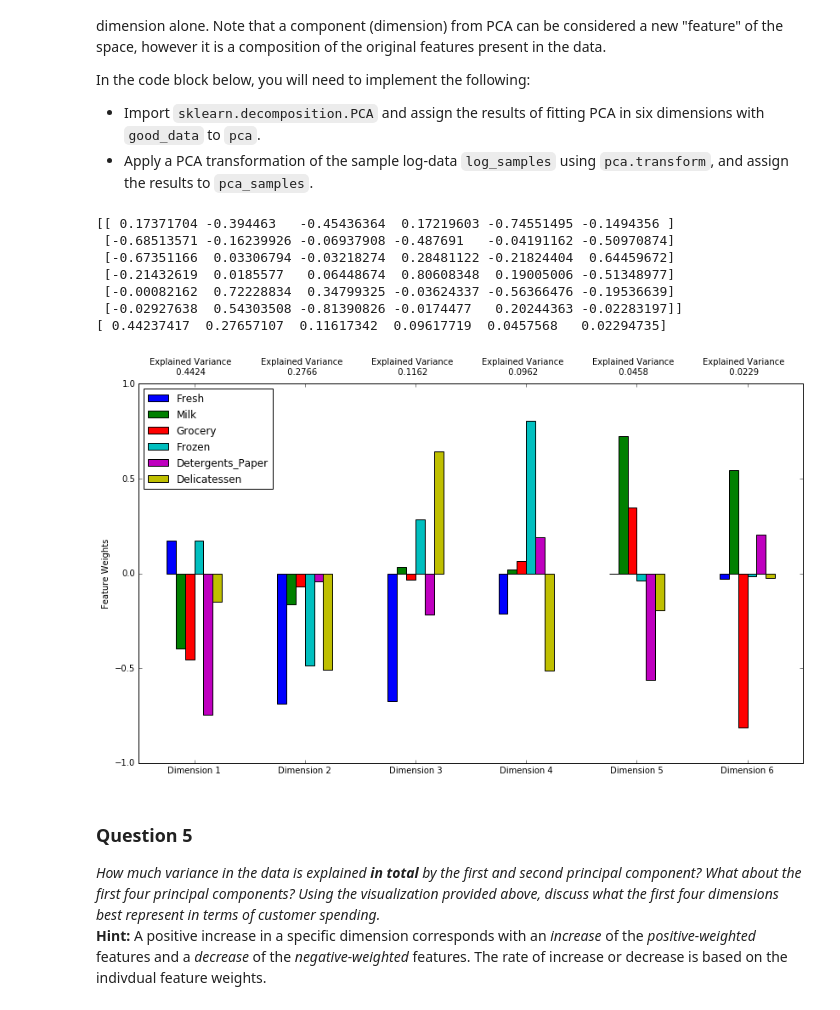
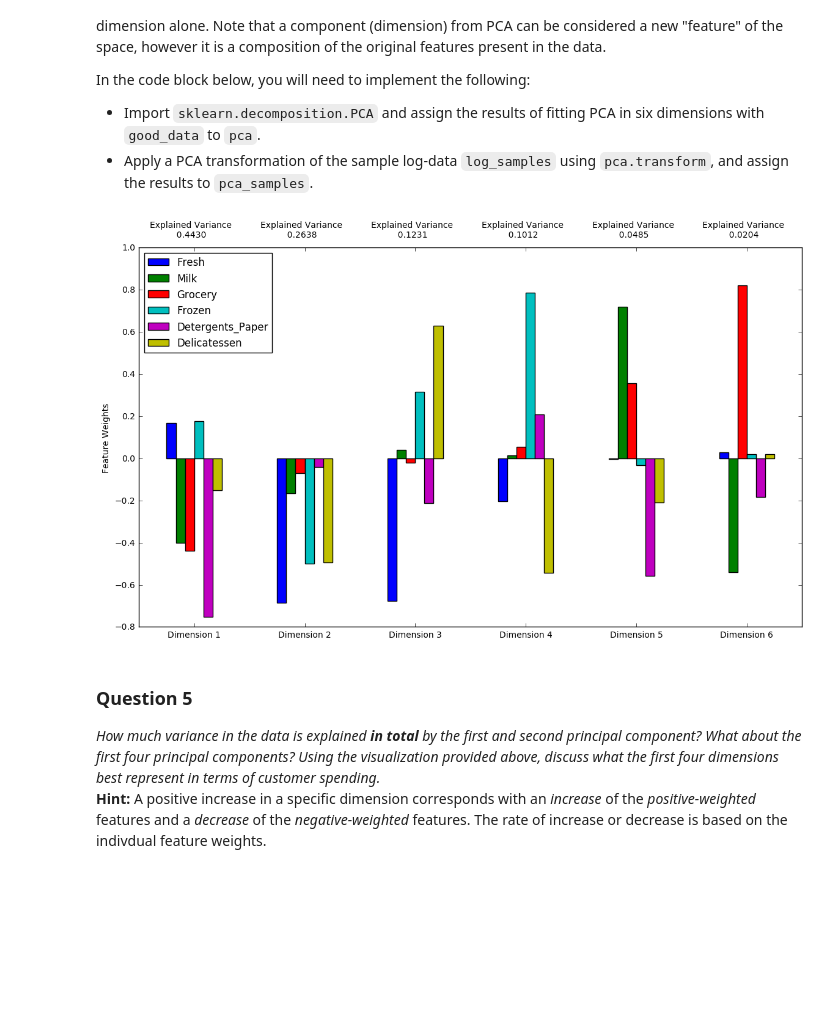
Before and after one commit to hello2all/machine-learning, a Jupyter notebook: projects/creating_customer_segments/customer_segments.ipynb, the cells around one changed output. Saved outputs shown, nothing was run; the diff lists cells and outputs as text; code cells hidden in the pictures; blank space fills up the shorter version.

```diff
--- a/projects/creating_customer_segments/customer_segments.ipynb
+++ b/projects/creating_customer_segments/customer_segments.ipynb
@@ -58,7 +68,8 @@ display(data.describe())
 To get a better understanding of the customers and how their data will transform through the analysis, it would be best to select a few sample data points and explore them in more detail. In the code block below, add **three** indices of your choice to the `indices` list which will represent the customers to track. It is suggested to try different sets of samples until you obtain customers that vary significantly from one another.
 # %%
 # TODO: Select three indices of your choice you wish to sample from the dataset
-indices = [55,234,345]
+indices = [60,70,80]
+
 
 # Create a DataFrame of the chosen samples
 samples = pd.DataFrame(data.loc[indices], columns = data.keys()).reset_index(drop = True)
@@ -176,6 +188,7 @@ In the code block below, you will need to implement the following:
 **NOTE:** If you choose to remove any outliers, ensure that the sample data does not contain any of these points!
 Once you have performed this implementation, the dataset will be stored in the variable `good_data`.
 # %%
+outliers_list = []
 # For each feature find the data points with extreme high or low values
 for feature in log_data.keys():
 
@@ -190,12 +203,22 @@ for feature in log_data.keys():
 
     # Display the outliers
     print "Data points considered outliers for the feature '{}':".format(feature)
-    display(log_data[~((log_data[feature] >= Q1 - step) & (log_data[feature] <= Q3 + step))])
+    outliers_bool = ~((log_data[feature] >= Q1 - step) & (log_data[feature] <= Q3 + step))
+    outliers_list = outliers_list + log_data[outliers_bool].index.tolist()
+    display(log_data[outliers_bool])
+
+# print outliers_dict
+import collections
+counter=collections.Counter(outliers_list)
+print counter
+
 
 # OPTIONAL: Select the indices for data points you wish to remove
-outliers  = []
+outliers  = [154, 128, 65, 66, 75]
 
 # Remove the outliers, if any were specified
+if len(outliers) > 0:
+    print "{} outliers removed".format(len(outliers))
 good_data = log_data.drop(log_data.index[outliers]).reset_index(drop = True)
 # %% [output]
 Data points considered outliers for the feature 'Fresh':
@@ -275,27 +300,18 @@ In the code block below, you will need to implement the following:
  - Import `sklearn.decomposition.PCA` and assign the results of fitting PCA in six dimensions with `good_data` to `pca`.
  - Apply a PCA transformation of the sample log-data `log_samples` using `pca.transform`, and assign the results to `pca_samples`.
 # %%
-# TODO: Apply PCA to the good data with the same number of dimensions as features
+# TODO: Apply PCA by fitting the good data with the same number of dimensions as features
 from sklearn.decomposition import PCA
 pca = PCA(n_components=6)
 pca.fit(good_data)
 
-# TODO: Apply a PCA transformation to the sample log-data
+# TODO: Transform the sample log-data using the PCA fit above
 pca_samples = pca.transform(log_samples)
 
 # Generate PCA results plot
-pca_results = rs.pca_results(good_data, pca)
-print pca.components_
-print pca.explained_variance_ratio_
+pca_results = vs.pca_results(good_data, pca)
 # %% [output]
-[[ 0.17371704 -0.394463   -0.45436364  0.17219603 -0.74551495 -0.1494356 ]
- [-0.68513571 -0.16239926 -0.06937908 -0.487691   -0.04191162 -0.50970874]
- [-0.67351166  0.03306794 -0.03218274  0.28481122 -0.21824404  0.64459672]
- [-0.21432619  0.0185577   0.06448674  0.80608348  0.19005006 -0.51348977]
- [-0.00082162  0.72228834  0.34799325 -0.03624337 -0.56366476 -0.19536639]
- [-0.02927638  0.54303508 -0.81390826 -0.0174477   0.20244363 -0.02283197]]
-[ 0.44237417  0.27657107  0.11617342  0.09617719  0.0457568   0.02294735]
-[figure, old version]
+[figure, new version]
 # %% [markdown]
 ### Question 5
 *How much variance in the data is explained* ***in total*** *by the first and second principal component? What about the first four principal components? Using the visualization provided above, discuss what the first four dimensions best represent in terms of customer spending.*
```
Also changed, not shown: parts of 48 cells of this notebook, 2 other files.
